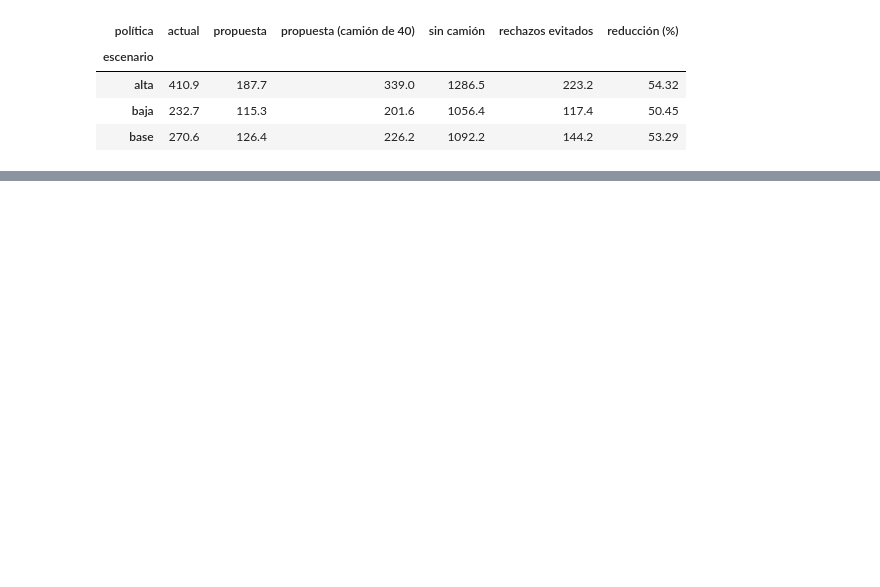
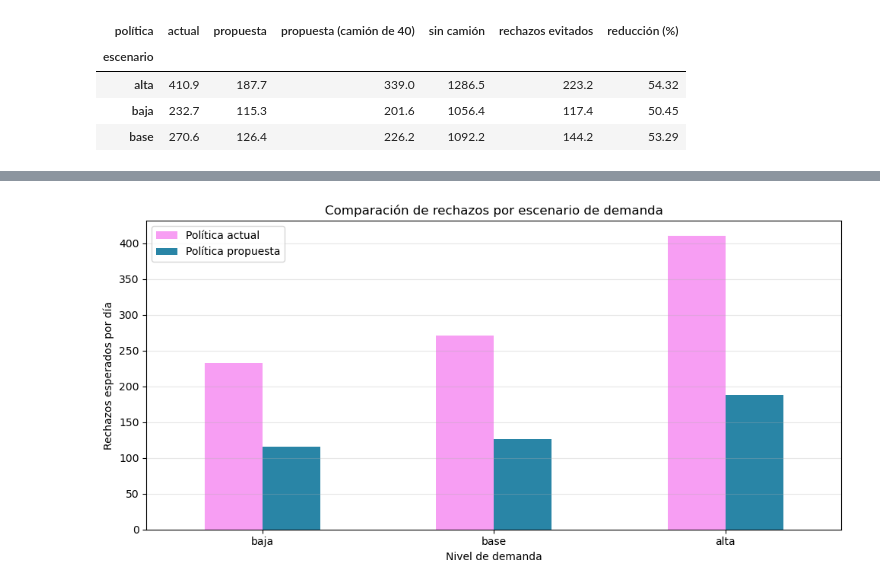
Before and after one commit to roquemorales22u/ECOBICI---STOCHASTIC---OPTIMIZATION, a Jupyter notebook: impacto_ambiental.ipynb, the cells around one changed output, grey strips where cells are left out. Drawn from its saved outputs; the diff is of its cells as text; code cells hidden in the pictures; blank space fills up the shorter version.

```diff
--- a/impacto_ambiental.ipynb
+++ b/impacto_ambiental.ipynb
@@ -162,0 +306,21 @@ display(comparacion_escenarios.round(2))
+# %%
+orden_escenarios = ["baja", "base", "alta"]
+
+comparacion_escenarios.loc[orden_escenarios, [
+    "actual", "propuesta"
+]].plot(
+    kind="bar",
+    figsize=(10, 5),
+    color=["#F79EF3", "#2985a6"],
+    rot=0
+)
+
+plt.title("Comparación de rechazos por escenario de demanda")
+plt.xlabel("Nivel de demanda")
+plt.ylabel("Rechazos esperados por día")
+plt.legend(["Política actual", "Política propuesta"])
+plt.grid(axis="y", alpha=0.3)
+plt.tight_layout()
+plt.show()
+# %% [output]
+[figure, added]
```
Also changed, not shown: parts of 9 cells of this notebook.
